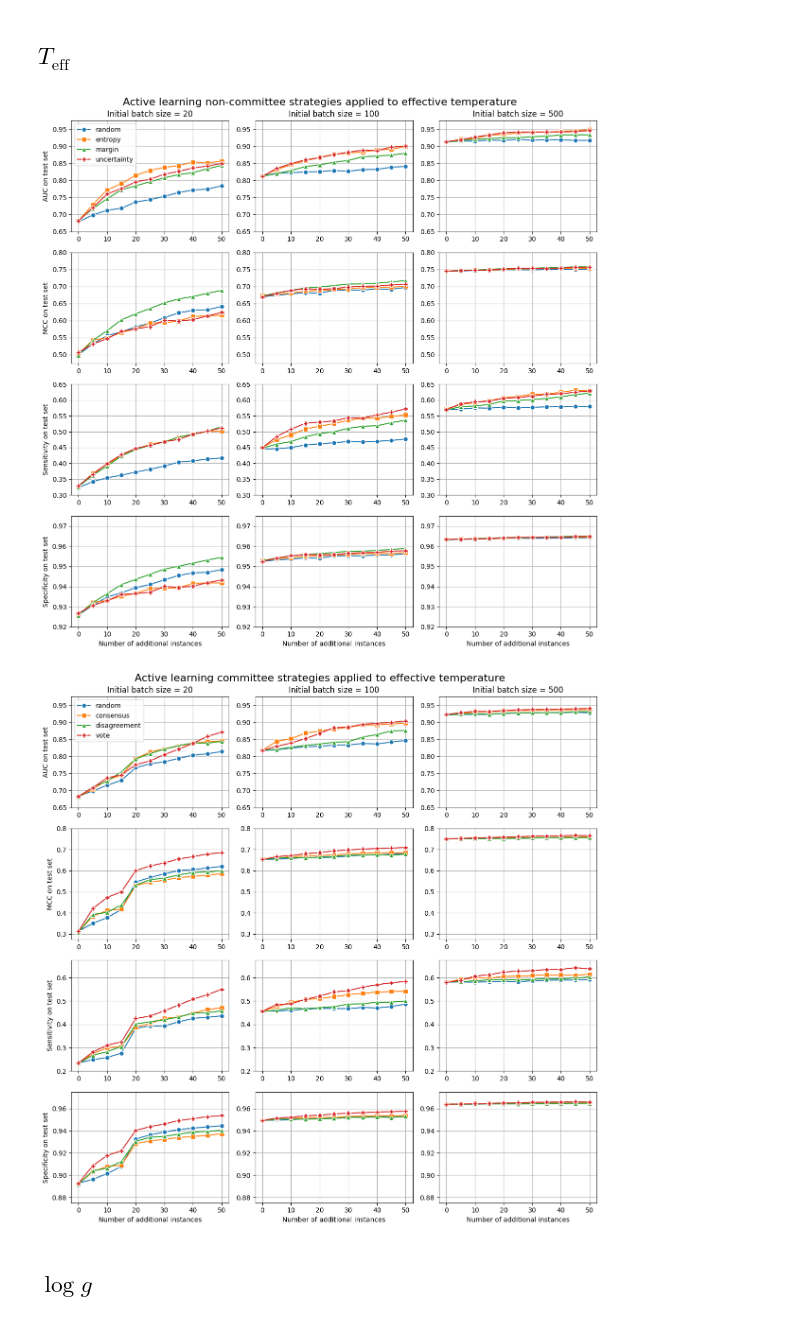
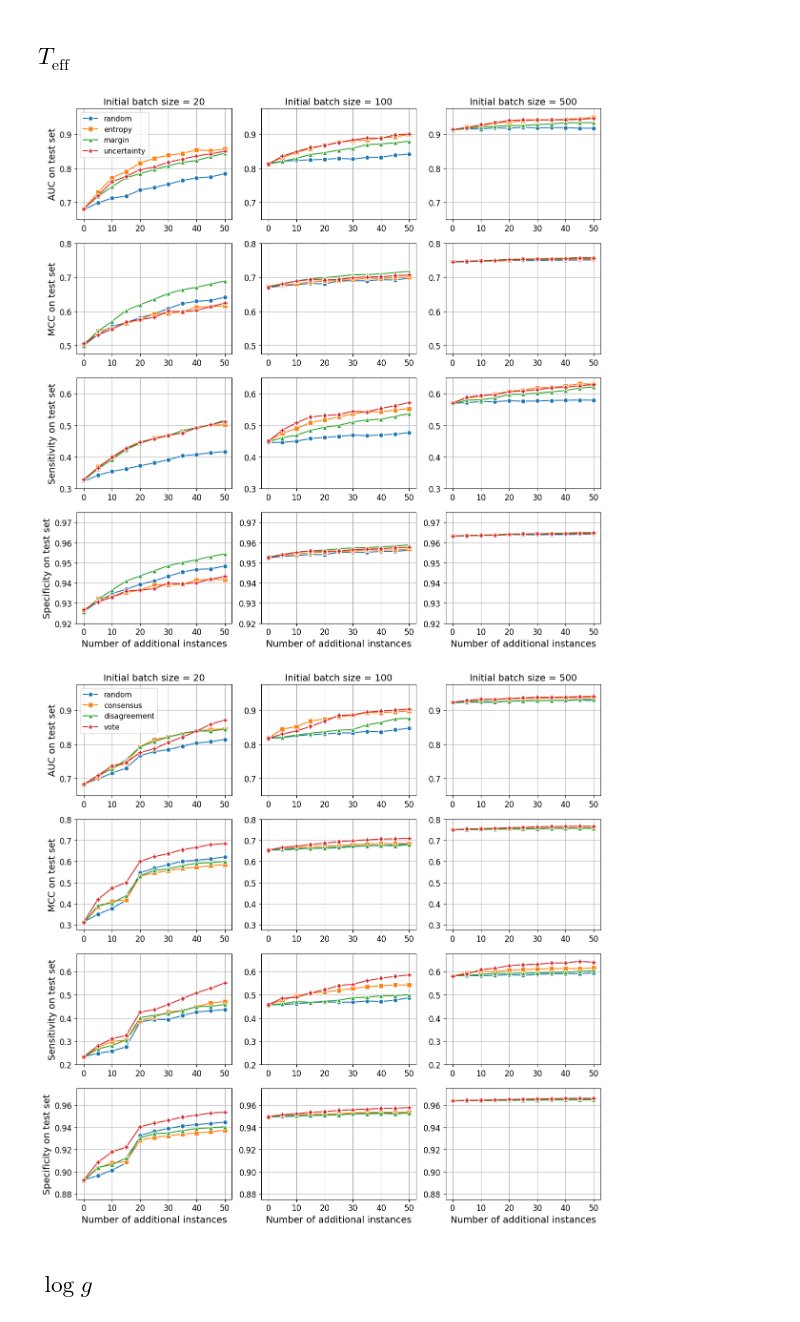
Before and after one commit to rehamelkholy/StellarAL, a Jupyter notebook: sec4_results.ipynb, the cells around one changed output. Cells and saved outputs as stored; diff of their text form; code cells hidden in the pictures.

```diff
--- a/sec4_results.ipynb
+++ b/sec4_results.ipynb
@@ -11,8 +11,8 @@ plt.rcParams.update({
     'axes.labelsize': 14,     # X and Y axis labels font size
     'xtick.labelsize': 12,    # X tick labels font size
     'ytick.labelsize': 12,    # Y tick labels font size
-    'legend.fontsize': 14,    # Legend font size
-    'figure.titlesize': 14    # Figure title font size
+    'legend.fontsize': 11,    # Legend font size
+#    'figure.titlesize': 16    # Figure title font size
 })
 # %%
 file_name = 'results.pkl'
@@ -29,23 +29,23 @@ dict_keys(['teff_baselines', 'teff_non_comm_20', 'teff_non_comm_100', 'teff_non_
 # %%
 scores = list(results_data.values())[1:4]
 y_min = [0.65, 0.4750, 0.3, 0.92]
 y_max = [0.975, 0.8, 0.65, 0.975]
-fig_title = 'Active learning non-committee strategies applied to effective temperature'
+fig_title = ''#'Active learning non-committee strategies applied to effective temperature'
 pdf_name = 'teff_non_comm'
 
 u.create_scores_figure(scores, y_min, y_max, fig_title, pdf_name)
 # %% [output]
-[figure, old version]
+[figure, new version]
 # %%
 scores = list(results_data.values())[4:7]
 y_min = [0.65, 0.275, 0.2, 0.875]
 y_max = [0.975, 0.8, 0.675, 0.975]
-fig_title = 'Active learning committee strategies applied to effective temperature'
+fig_title = ''#'Active learning committee strategies applied to effective temperature'
 pdf_name = 'teff_comm'
 
 u.create_scores_figure(scores, y_min, y_max, fig_title, pdf_name)
 # %% [output]
-[figure, old version]
+[figure, new version]
 # %% [markdown]
 ## $\log{g}$
 # %%
```
Also changed, not shown: parts of 6 cells of this notebook, 4 other files.
